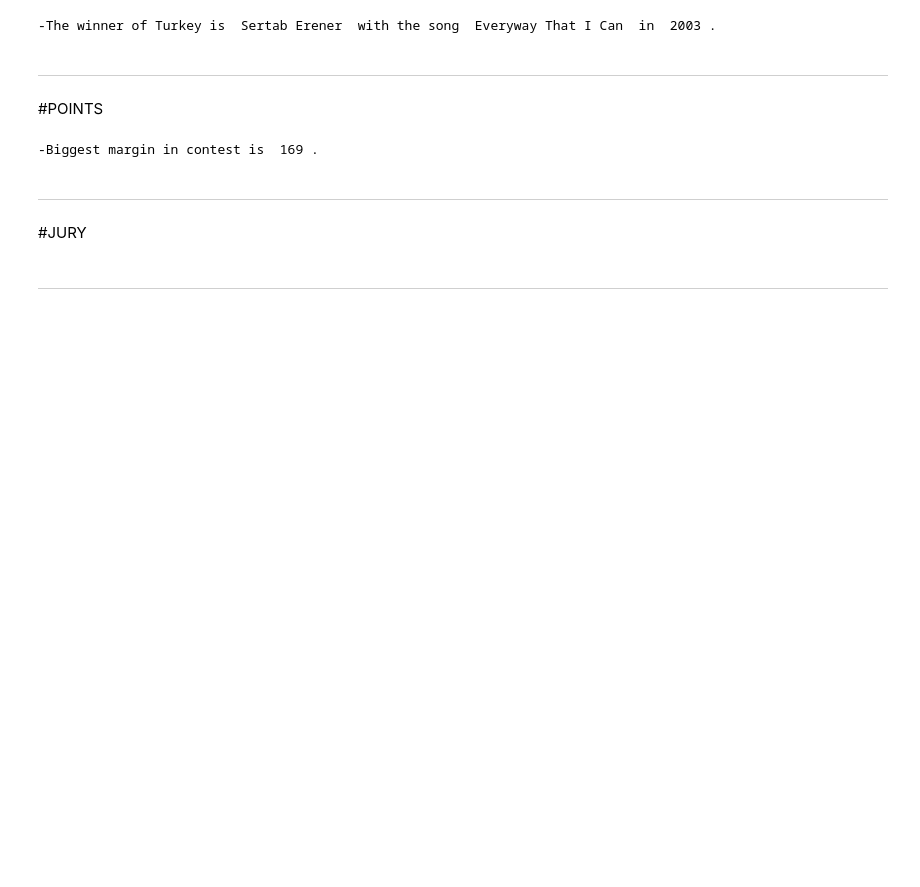
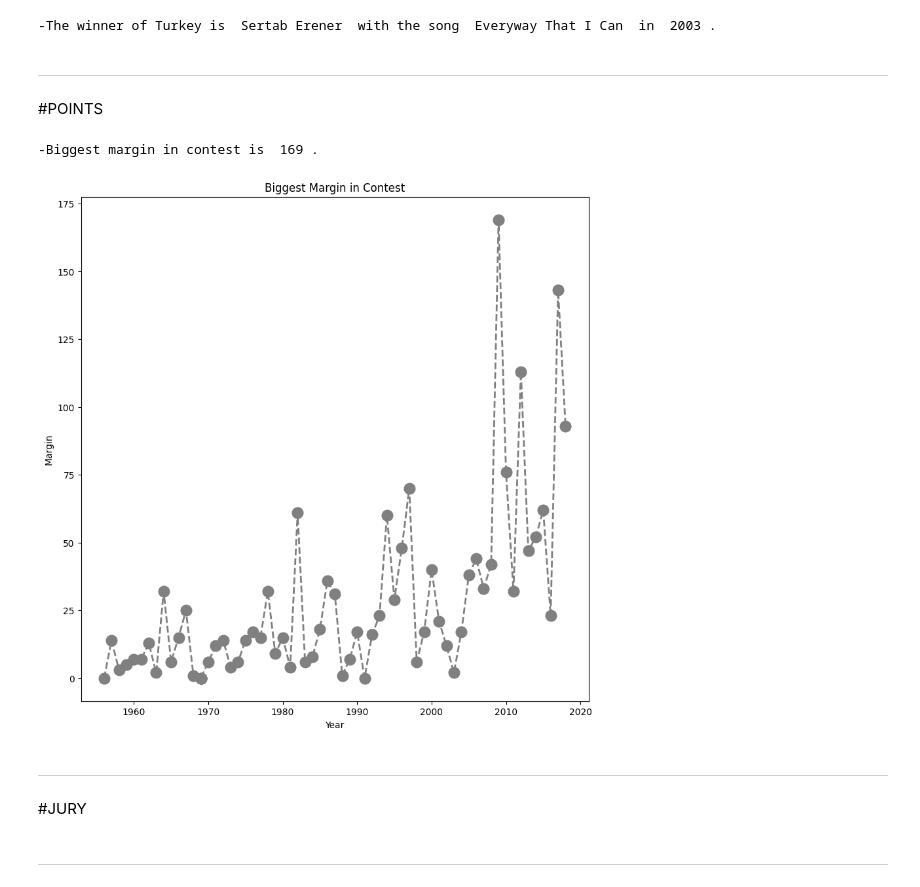
Before and after one commit to sedataskan/eurovision, a Jupyter notebook: eurovision.ipynb, the cells around one changed output. Saved outputs shown, nothing was run; the diff lists cells and outputs as text; code cells hidden in the pictures; blank space fills up the shorter version.

```diff
--- a/eurovision.ipynb
+++ b/eurovision.ipynb
@@ -139,13 +143,29 @@ print("-The winner of Turkey is ", artist," with the song ", song," in ", year,"
 # %%
 #find the max margin between winner and runner-up
 
 df = points.copy()
-df2 = df['Margin'].replace('Not announced', "0").replace('No runner-up', "0")
-df3 = df2.astype(int)
 
-print("-Biggest margin in contest is ", df3.max(), ".")
+fig = plt.figure(figsize=(10, 10))
+
+y = df['Margin'].replace('Not announced', "0").replace('No runner-up', "0").astype(int)
+
+x = df['Year']
+
+print("-Biggest margin in contest is ", y.max(), ".")
+
+ax = plt.plot(x, y, color='grey', marker='o', linestyle='dashed', linewidth=2, markersize=12)
+
+# pos = y.index.get_loc(0)
+# ax.patches[pos].set_facecolor('#92F2CF')
+
+plt.title("Biggest Margin in Contest")
+plt.xlabel("Year")
+plt.ylabel("Margin")
+
+plt.show()
 # %% [output]
 -Biggest margin in contest is  169 .
+[figure, added]
 # %% [markdown]
 --------------------------
 # %% [markdown]
```
Also changed, not shown: parts of 2 cells of this notebook.
